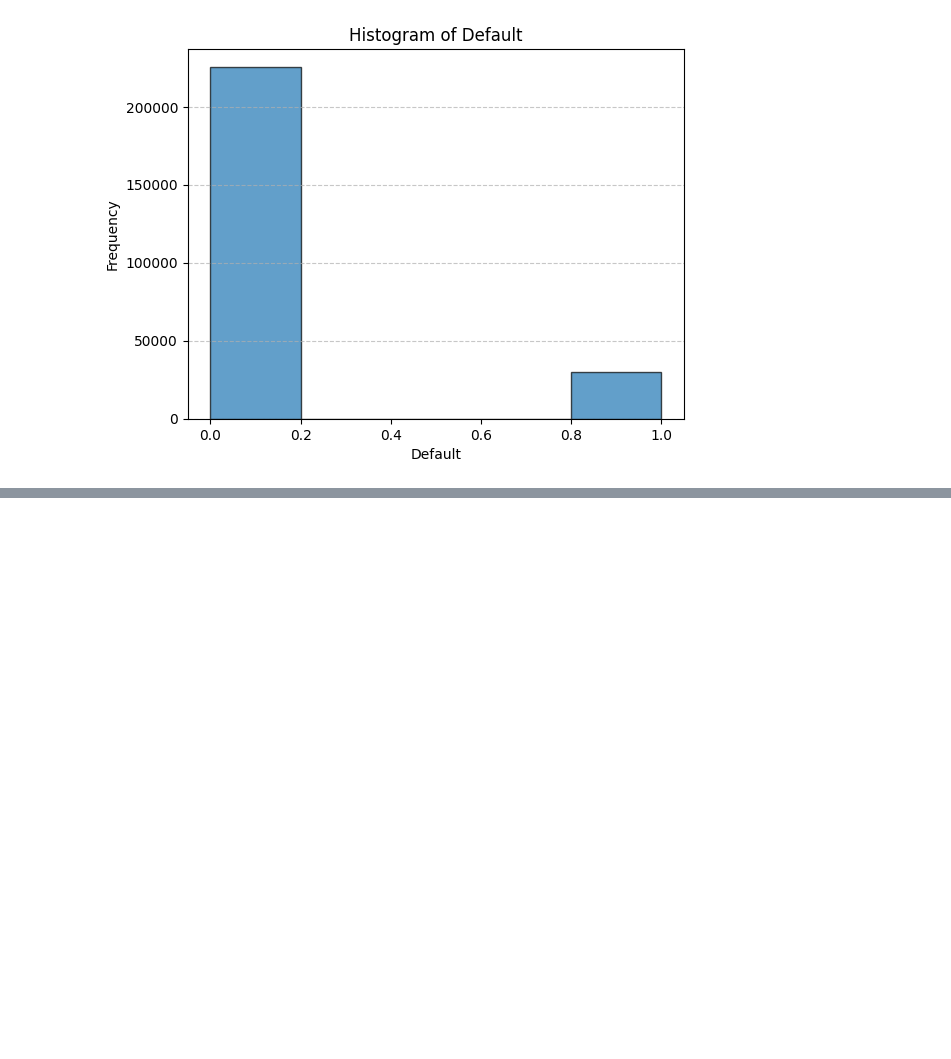
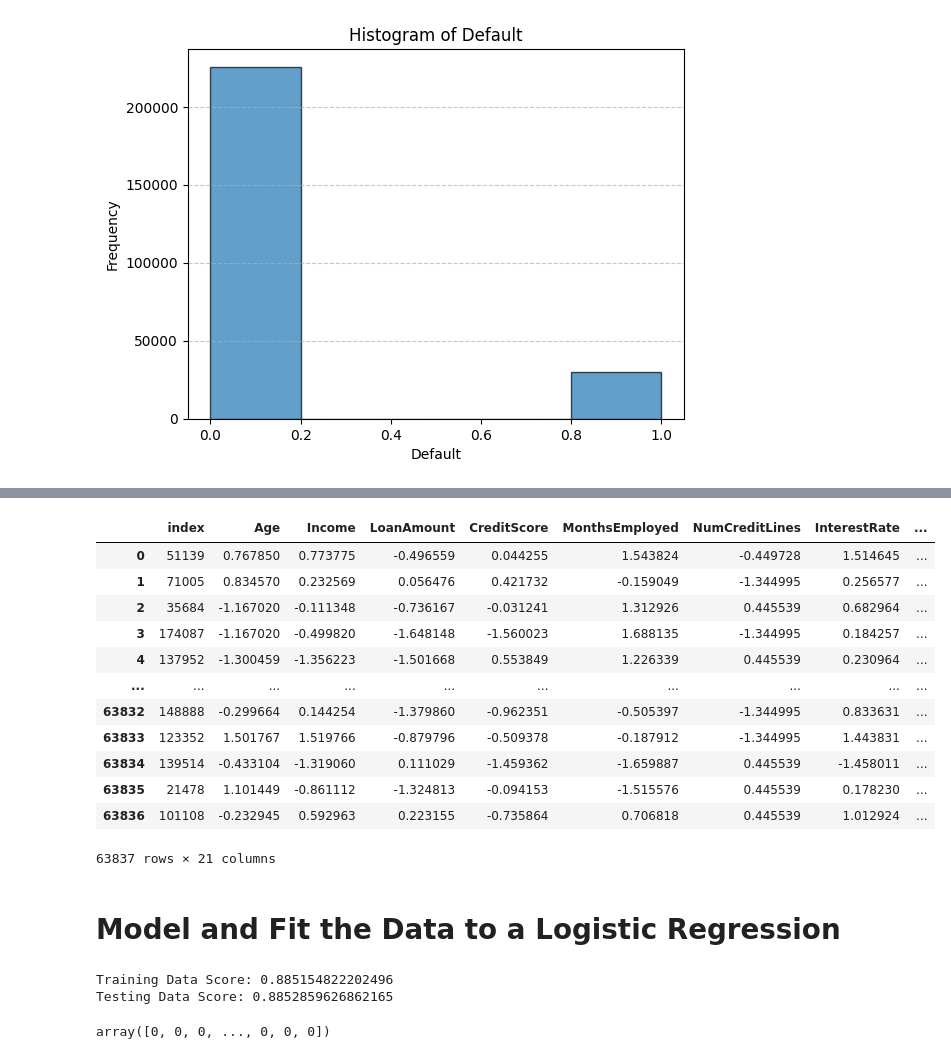
Before and after one commit to wrdhall3/loan-default-project, a Jupyter notebook: loan_default_project.ipynb, the cells around one changed output, grey strips where cells are left out. Drawn from its saved outputs; the diff is of its cells as text; code cells hidden in the pictures; blank space fills up the shorter version.

```diff
--- a/loan_default_project.ipynb
+++ b/loan_default_project.ipynb
@@ -156,0 +389,23 @@ plot_histograms_fixed_bins(loan_default_df, numerical_columns, bins=5)
+# %%
+# Transforming the test dataset based on the fit from the training dataset
+#X_test_scaled = scaler.transform(X_test)
+#X_test_scaled
+
+X_test_encoded[numerical_columns] = scaler.transform(X_test_encoded[numerical_columns])
+X_test_encoded
+# %% [output]
+|  | index | Age | Income | LoanAmount | CreditScore | MonthsEmployed | NumCreditLines | InterestRate | ... |
+| 0 | 51139 | 0.767850 | 0.773775 | -0.496559 | 0.044255 | 1.543824 | -0.449728 | 1.514645 | ... |
+| 1 | 71005 | 0.834570 | 0.232569 | 0.056476 | 0.421732 | -0.159049 | -1.344995 | 0.256577 | ... |
+| 2 | 35684 | -1.167020 | -0.111348 | -0.736167 | -0.031241 | 1.312926 | 0.445539 | 0.682964 | ... |
+| 3 | 174087 | -1.167020 | -0.499820 | -1.648148 | -1.560023 | 1.688135 | -1.344995 | 0.184257 | ... |
+| 4 | 137952 | -1.300459 | -1.356223 | -1.501668 | 0.553849 | 1.226339 | 0.445539 | 0.230964 | ... |
+| ... | ... | ... | ... | ... | ... | ... | ... | ... | ... |
+| 63832 | 148888 | -0.299664 | 0.144254 | -1.379860 | -0.962351 | -0.505397 | -1.344995 | 0.833631 | ... |
+| 63833 | 123352 | 1.501767 | 1.519766 | -0.879796 | -0.509378 | -0.187912 | -1.344995 | 1.443831 | ... |
+| 63834 | 139514 | -0.433104 | -1.319060 | 0.111029 | -1.459362 | -1.659887 | 0.445539 | -1.458011 | ... |
+| 63835 | 21478 | 1.101449 | -0.861112 | -1.324813 | -0.094153 | -1.515576 | 0.445539 | 0.178230 | ... |
+| 63836 | 101108 | -0.232945 | 0.592963 | 0.223155 | -0.735864 | 0.706818 | 0.445539 | 1.012924 | ... |
+63837 rows × 21 columns
+# %% [markdown]
+# Model and Fit the Data to a Logistic Regression
@@ -156,0 +419,15 @@ plot_histograms_fixed_bins(loan_default_df, numerical_columns, bins=5)
+# %%
+# Validate the model
+print(f"Training Data Score: {lr_model.score(X_train_encoded, y_train)}")
+print(f"Testing Data Score: {lr_model.score(X_test_encoded, y_test)}")
+# %% [output]
+Training Data Score: 0.885154822202496
+Testing Data Score: 0.8852859626862165
+# %%
+# Make and save testing predictions with the saved logistic regression model using the test data
+y_pred = lr_model.predict(X_test_encoded)
+
+# Review the predictions
+y_pred
+# %% [output]
+array([0, 0, 0, ..., 0, 0, 0])
```
Also changed, not shown: parts of 73 cells of this notebook.
